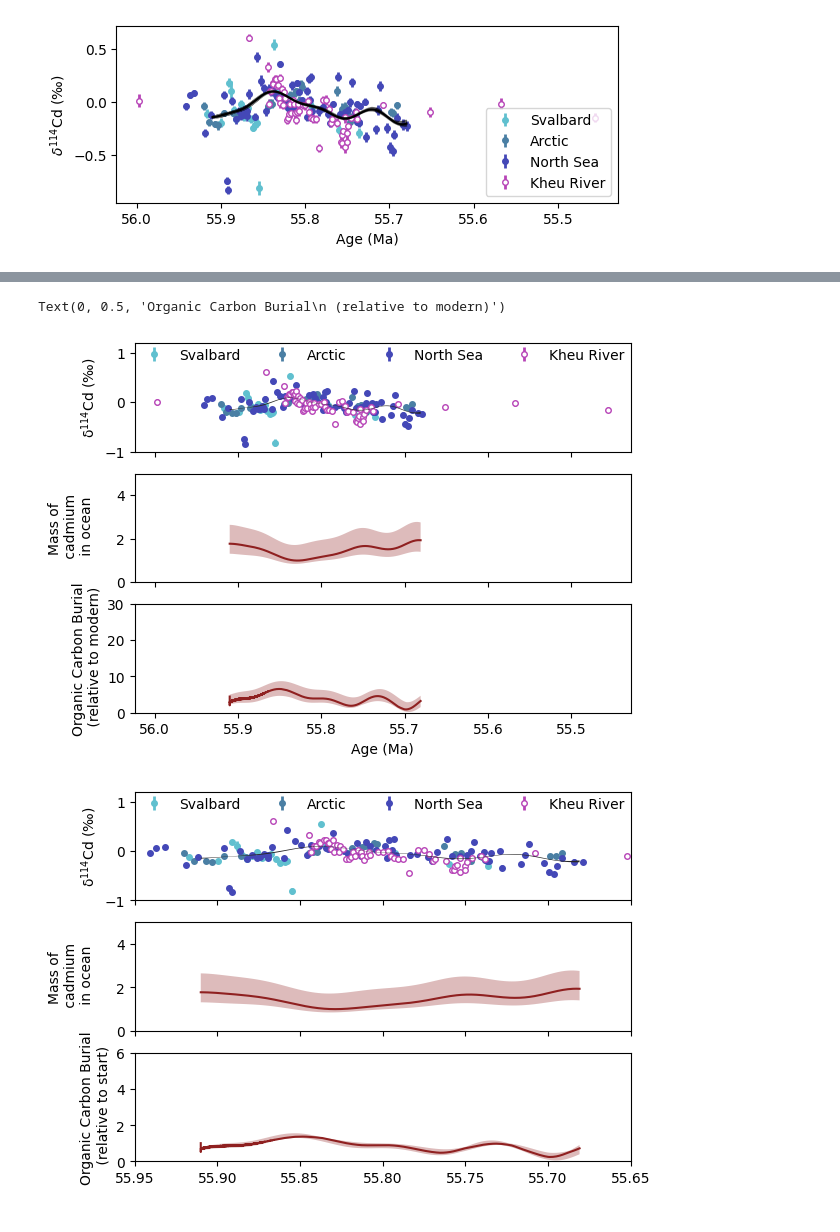
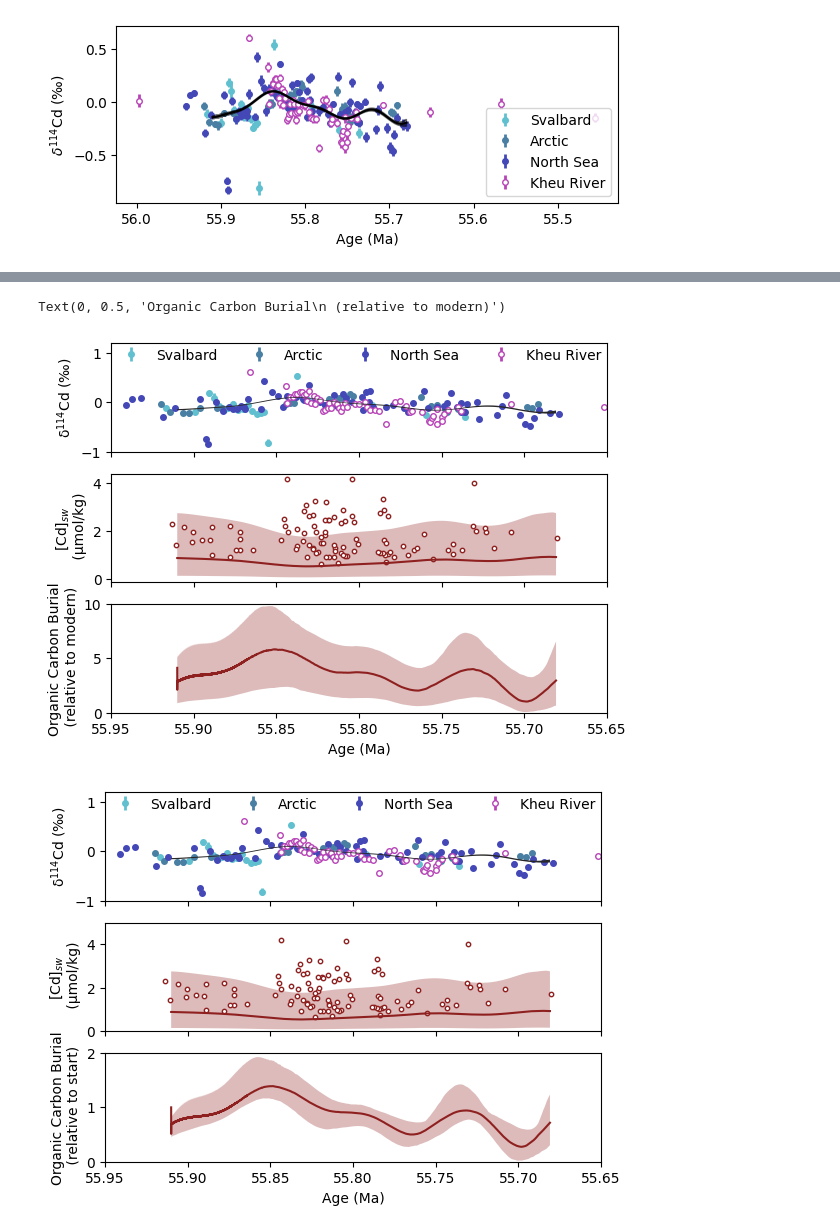
Before and after one commit to DISTILL-RHUL/petm-cadmium-carbon, a Jupyter notebook: plot_invert_organic.ipynb, the cells around one changed output, grey strips where cells are left out. Drawn from its saved outputs; the diff is of its cells as text; code cells hidden in the pictures.

Commit message:
Added simplified processing of Cd/Ca data for demonstration

```diff
--- a/plot_invert_organic.ipynb
+++ b/plot_invert_organic.ipynb
@@ -220,23 +237,12 @@ common_attributes = {"fmt":'o',
                      "zorder":0,
                      "markersize":4,
                      "linewidth":2}
-# handle_0 = axes[0].errorbar(svalbard_data["Age model"],svalbard_data["δ114Cd(‰)"],yerr=svalbard_data["2se"]/2*10,fmt='o',color="#60c0cf",zorder=-1,markersize=5,alpha=0.5,linewidth=2)
 handle_0 = axes[0].errorbar(svalbard_data["Age model"],svalbard_data["δ114Cd(‰)"],yerr=svalbard_data["2se"],color="#60c0cf",ecolor="#60c0cf",**common_attributes)
-
-# handle_1 = axes[0].errorbar(arctic_data["Age model.1"],arctic_data["δ114Cd(‰).1"],yerr=arctic_data["2se.1"]/2*10,fmt='o',color="#4a7fa4",zorder=-1,markersize=5,alpha=0.5,linewidth=2)
 handle_1 = axes[0].errorbar(arctic_data["Age model.1"],arctic_data["δ114Cd(‰).1"],yerr=arctic_data["2se.1"],color="#4a7fa4",ecolor="#4a7fa4",**common_attributes)
-
-# handle_2 = axes[0].errorbar(northsea_data["Age model.2"],northsea_data["δ114Cd(‰).2"],yerr=northsea_data["2se.2"]/2*10,fmt='o',color="#4448b7",zorder=-1,markersize=5,alpha=0.5,linewidth=2)
 handle_2 = axes[0].errorbar(northsea_data["Age model.2"],northsea_data["δ114Cd(‰).2"],yerr=northsea_data["2se.2"],color="#4448b7",ecolor="#4448b7",**common_attributes)
-
-# handle_3 = axes[0].errorbar(kheu_data["Age model.3"],kheu_data["δ114Cd(‰).3"],yerr=kheu_data["2se.4"]/2*10,fmt='o',color="#b744b7",zorder=-1,markersize=5,alpha=0.5,linewidth=2)
 handle_3 = axes[0].errorbar(kheu_data["Age model.3"],kheu_data["δ114Cd(‰).3"],yerr=kheu_data["2se.4"],markeredgecolor="#b744b7",ecolor="#b744b7",fmt='o',markerfacecolor="#ffffff",zorder=0,markersize=4,linewidth=2)
 
 axes[0].legend([handle_0,handle_1,handle_2,handle_3],["Svalbard","Arctic","North Sea","Kheu River"],ncols=4,loc="upper center",bbox_to_anchor=(0,0.07,1,1),frameon=False)
-# axes[0].get_legend().get_frame().set_facecolor("none")
-# axes[0].get_legend().get_frame().set_edgecolor("#000000")
-# cadmium_gp.plotArea(axis=axes[0],group=-1,color="#aaaaaa",alpha=0.5,set_axes=False,zorder=1)
-# cadmium_gp.plotMean(axis=axes[0],group=-1,color="#666666",linestyle="--",zorder=2)
 
 indices = range(0,len(prior_results))
 colormap = pyplot.colormaps.get_cmap("autumn")(numpy.linspace(0,1,len(indices)))
@@ -259,16 +265,17 @@ axes[0].set_ylabel("δ$^{114}$Cd (‰)")
 
 # Second subplot
 seawater_posterior_patch_x = numpy.concatenate((numpy.array(time),numpy.array(time[::-1])))
-seawater_posterior_patch_y = numpy.concatenate((numpy.array(posterior_metrics["seawater_mass_lower_quantile"][0:]/8.36e11),
-                                        numpy.array(posterior_metrics["seawater_mass_upper_quantile"][0:][::-1]/8.36e11)))
+seawater_posterior_patch_y = numpy.concatenate((numpy.array(1e6*posterior_metrics["seawater_mass_lower_quantile"][0:]/1.37e18),
+                                        numpy.array(1e6*posterior_metrics["seawater_mass_upper_quantile"][0:][::-1]/1.37e18)))
 
 seawater_posterior_patch = patches.Polygon(numpy.concatenate((seawater_posterior_patch_x[:,numpy.newaxis],seawater_posterior_patch_y[:,numpy.newaxis]),axis=1),facecolor="#8f2020",alpha=0.3)
 axes[1].add_patch(seawater_posterior_patch)
-axes[1].plot(time,posterior_metrics["seawater_mass_median"][0:]/8.36e11,color="#8f2020",linestyle="-")
+axes[1].plot(time,1e6*posterior_metrics["seawater_mass_median"][0:]/1.37e18,color="#8f2020",linestyle="-")
 
-axes[1].set_ylabel("Mass of\n cadmium\n in ocean\n")
-axes[1].set_ylim((-0.0,5.0))
+axes[1].set_ylabel("[Cd]$_{sw}$\n (μmol/kg)")
+# axes[1].set_ylim((-0.0,5.0))
 
+axes[1].scatter(cadmium_calcium_data["Age"],cadmium_calcium_data["Cd/Ca"]*17,color="#ffffff",edgecolor="#8f2020",s=10,zorder=1)
 
 # Third subplot
 organic_posterior_patch_x = numpy.concatenate((numpy.array(time),numpy.array(time[::-1])))
@@ -284,7 +291,8 @@ axes[2].add_patch(organic_posterior_patch)
 axes[2].plot(time,posterior_metrics["organic_flux_median"][0:]/5287500,color="#8f2020",linestyle="-")
 
 
-axes[2].set_ylim((0.0,30.0))
+axes[2].set_xlim((55.65,55.95))
+axes[2].set_ylim((0.0,10.0))
 
 axes[2].invert_xaxis()
 axes[2].set_xlabel("Age (Ma)")
@@ -294,34 +302,35 @@ axes[2].set_ylabel("Organic Carbon Burial\n (relative to modern)")
 # figure.savefig("./figures/cadmium_prior.png",transparent=True)
 # %% [output]
 Text(0, 0.5, 'Organic Carbon Burial\n (relative to modern)')
-[figure, old version]
+[figure, new version]
 # %%
 axes[2].clear()
 
 axes[0].set_xlim((55.95,55.65))
 axes[1].set_ylim((0.0,5.0))
 
 # Third subplot
 organic_prior_patch_x = numpy.concatenate((numpy.array(time),numpy.array(time[::-1])))
 organic_prior_patch_y = numpy.concatenate((numpy.array(posterior_metrics["relative_organic_flux_lower_quantile"][0:]),
                                     numpy.array(posterior_metrics["relative_organic_flux_upper_quantile"][0:][::-1])))
 
 organic_prior_patch = patches.Polygon(numpy.concatenate((organic_prior_patch_x[:,numpy.newaxis],
                                                                     organic_prior_patch_y[:,numpy.newaxis]),
                                                                     axis=1),
                                                          facecolor="#8f2020",
                                                          alpha=0.3)
 axes[2].add_patch(organic_prior_patch)
 axes[2].plot(time,posterior_metrics["relative_organic_flux_median"][0:],color="#8f2020",linestyle="-")
 
-axes[2].set_ylim((0.0,6.0))
+axes[2].set_ylim((0.0,2.0))
 axes[2].set_ylabel("Organic Carbon Burial\n (relative to start)")
+axes[2].set_xlabel("Age (Ma)")
 
 figure.savefig("./figures/cadmium_posterior_relative.png",transparent=True,dpi=600)
 
 figure
 # %% [output]
-[figure, old version]
+[figure, new version]
 # %%
 # Plot
 figure,axes = pyplot.subplots(nrows=3,sharex=True)
```
Also changed, not shown: parts of 9 cells of this notebook.
